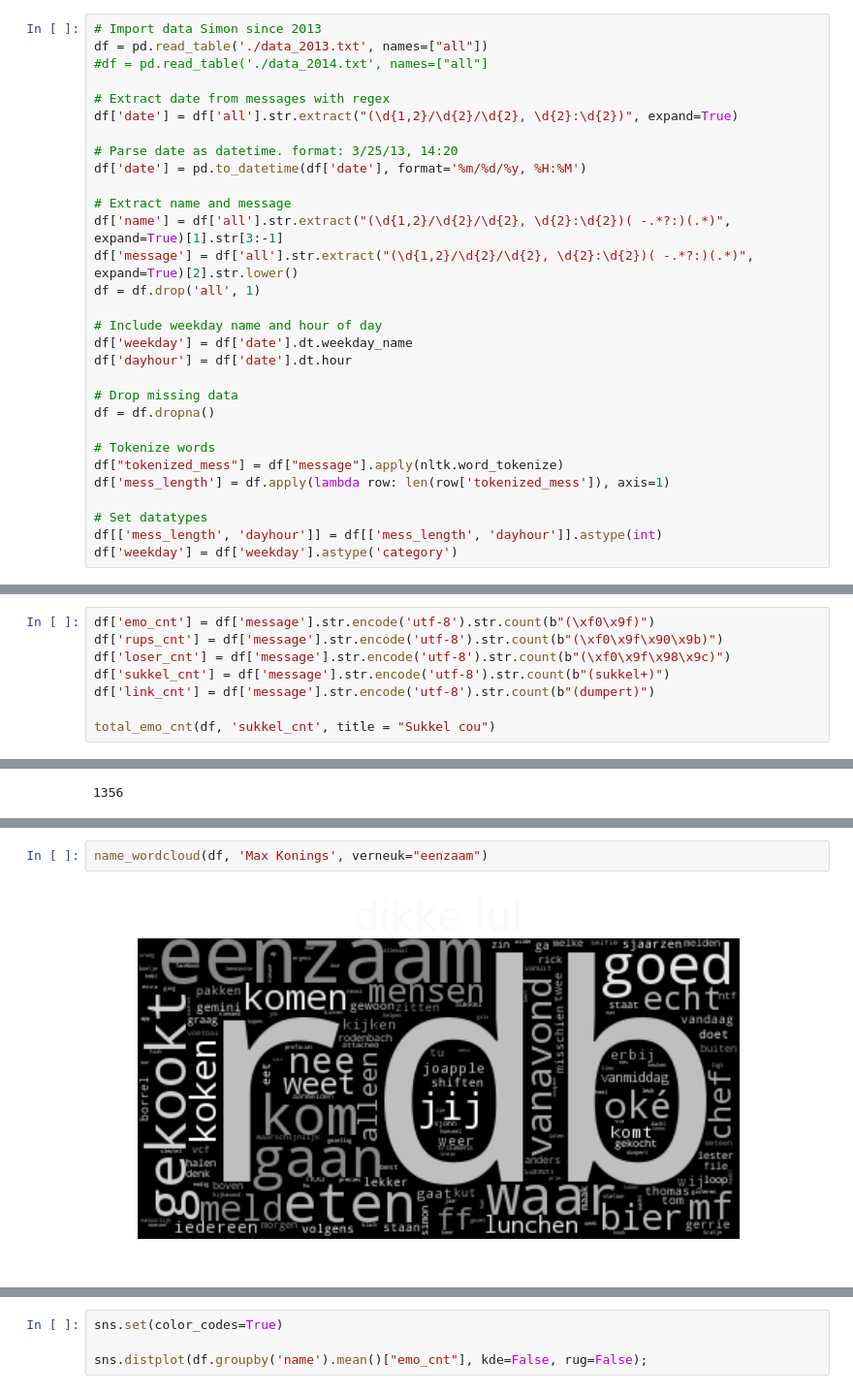
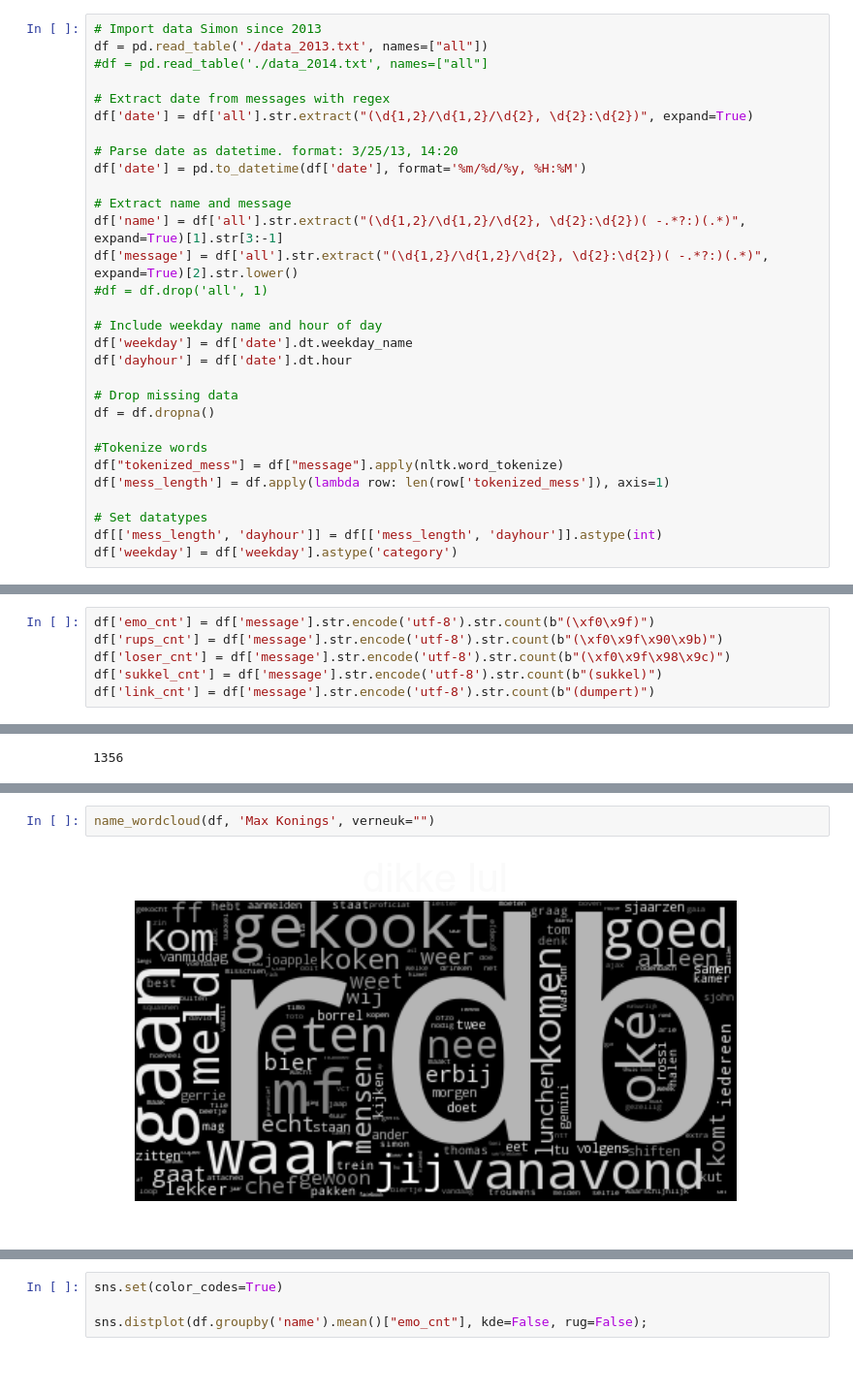
Before and after one commit to jobvisser03/21-text-mining, a Jupyter notebook: 21-text-mining.ipynb, the cells around one changed output, grey strips where cells are left out. Shown at 97% size. Drawn from its saved outputs; the diff is of its cells as text; blank space fills up the shorter version.

```diff
--- a/21-text-mining.ipynb
+++ b/21-text-mining.ipynb
@@ -34,15 +72,15 @@ df = pd.read_table('./data_2013.txt', names=["all"])
 #df = pd.read_table('./data_2014.txt', names=["all"]
 
 # Extract date from messages with regex
-df['date'] = df['all'].str.extract("(\d{1,2}/\d{2}/\d{2}, \d{2}:\d{2})", expand=True)
+df['date'] = df['all'].str.extract("(\d{1,2}/\d{1,2}/\d{2}, \d{2}:\d{2})", expand=True)
 
 # Parse date as datetime. format: 3/25/13, 14:20
 df['date'] = pd.to_datetime(df['date'], format='%m/%d/%y, %H:%M')
 
 # Extract name and message
-df['name'] = df['all'].str.extract("(\d{1,2}/\d{2}/\d{2}, \d{2}:\d{2})( -.*?:)(.*)", expand=True)[1].str[3:-1]
-df['message'] = df['all'].str.extract("(\d{1,2}/\d{2}/\d{2}, \d{2}:\d{2})( -.*?:)(.*)", expand=True)[2].str.lower()
-df = df.drop('all', 1)
+df['name'] = df['all'].str.extract("(\d{1,2}/\d{1,2}/\d{2}, \d{2}:\d{2})( -.*?:)(.*)", expand=True)[1].str[3:-1]
+df['message'] = df['all'].str.extract("(\d{1,2}/\d{1,2}/\d{2}, \d{2}:\d{2})( -.*?:)(.*)", expand=True)[2].str.lower()
+#df = df.drop('all', 1)
 
 # Include weekday name and hour of day
 df['weekday'] = df['date'].dt.weekday_name
@@ -51,7 +89,7 @@ df['dayhour'] = df['date'].dt.hour
 # Drop missing data
 df = df.dropna()
 
-# Tokenize words
+#Tokenize words
 df["tokenized_mess"] = df["message"].apply(nltk.word_tokenize)
 df['mess_length'] = df.apply(lambda row: len(row['tokenized_mess']), axis=1)
 
@@ -60,0 +106,6 @@ df['weekday'] = df['weekday'].astype('category')
+# %%
+df['emo_cnt'] = df['message'].str.encode('utf-8').str.count(b"(\xf0\x9f)")
+df['rups_cnt'] = df['message'].str.encode('utf-8').str.count(b"(\xf0\x9f\x90\x9b)")
+df['loser_cnt'] = df['message'].str.encode('utf-8').str.count(b"(\xf0\x9f\x98\x9c)")
+df['sukkel_cnt'] = df['message'].str.encode('utf-8').str.count(b"(sukkel)")
+df['link_cnt'] = df['message'].str.encode('utf-8').str.count(b"(dumpert)")
@@ -117,8 +281,0 @@ df[(df['link_cnt'] > 0)]
-# %%
-df['emo_cnt'] = df['message'].str.encode('utf-8').str.count(b"(\xf0\x9f)")
-df['rups_cnt'] = df['message'].str.encode('utf-8').str.count(b"(\xf0\x9f\x90\x9b)")
-df['loser_cnt'] = df['message'].str.encode('utf-8').str.count(b"(\xf0\x9f\x98\x9c)")
-df['sukkel_cnt'] = df['message'].str.encode('utf-8').str.count(b"(sukkel+)")
-df['link_cnt'] = df['message'].str.encode('utf-8').str.count(b"(dumpert)")
-
-total_emo_cnt(df, 'sukkel_cnt', title = "Sukkel cou")
@@ -237,7 +291,7 @@ total_emo_cnt(df)
 # %%
-name_wordcloud(df, 'Max Konings', verneuk="eenzaam")
+name_wordcloud(df, 'Max Konings', verneuk="")
 # %% [output]
-[figure, old version]
+[figure, new version]
 # %%
 df['name'].unique()
 
```
Also changed, not shown: parts of 25 cells of this notebook.
